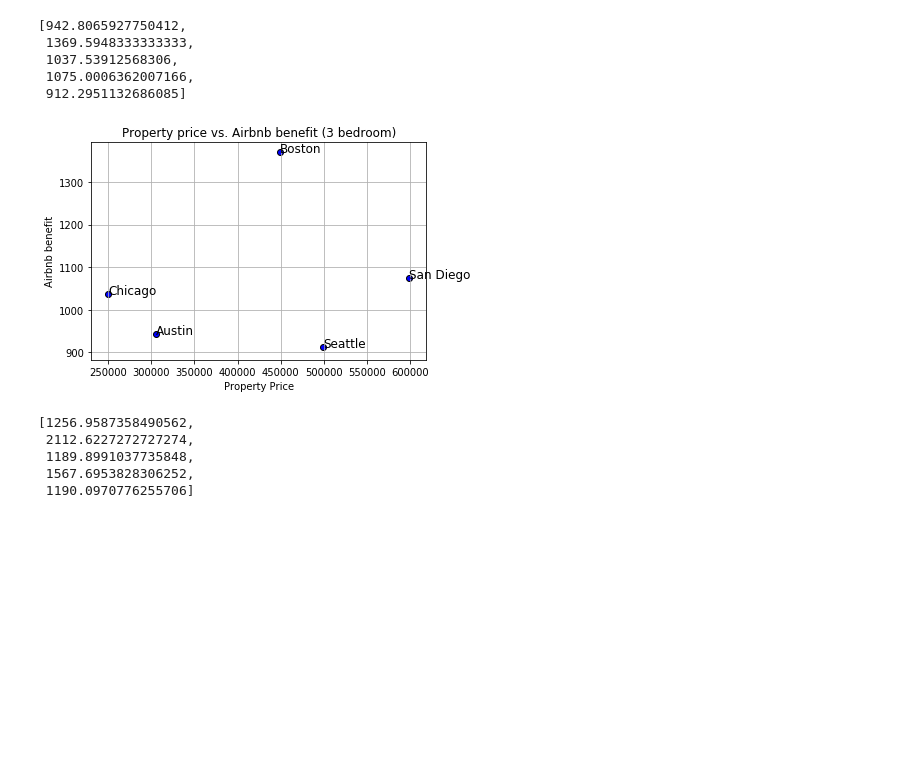
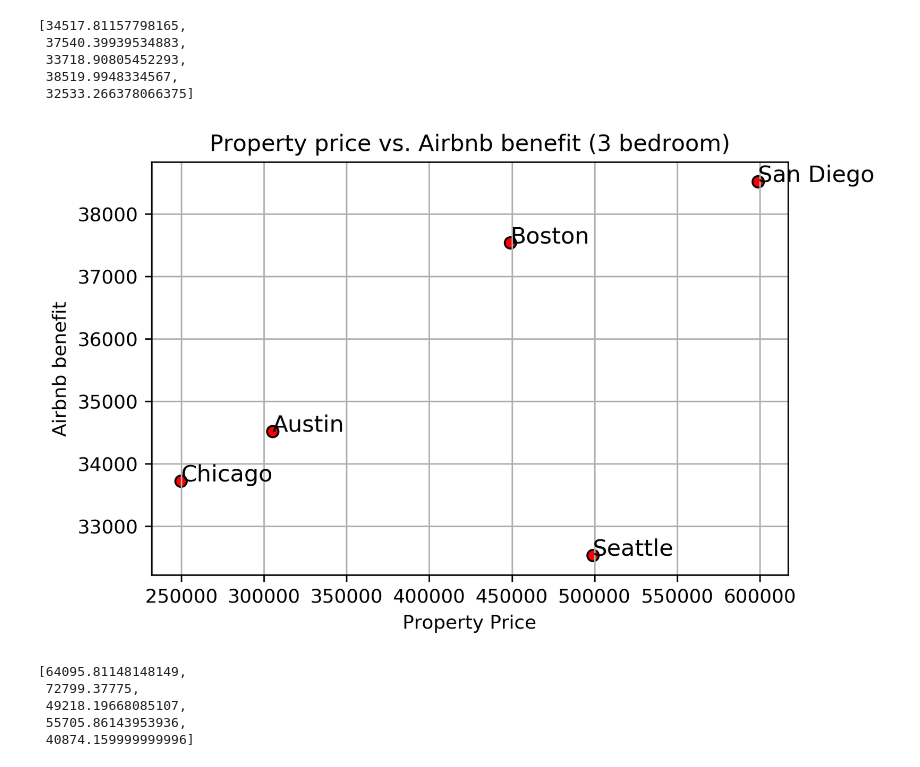
Before and after one commit to chinosamg/Cinco, a Jupyter notebook: Plot_per_city.ipynb, the cells around one changed output. Drawn from its saved outputs; the diff is of its cells as text; code cells hidden in the pictures; blank space fills up the shorter version.

```diff
--- a/Plot_per_city.ipynb
+++ b/Plot_per_city.ipynb
@@ -142,19 +147,20 @@ city_name = ["Austin","Boston","Chicago","San Diego","Seattle"]
 x_axis = bd1_df["MedianListingPrice "].values
 y_axis = city_bd1_income
 
+plt.figure(dpi=300)
+
 for i,city in enumerate(city_name):
 
     x = x_axis[i]
     y = y_axis[i]
     pd.options.display.float_format = '{:,}'.format
-    plt.scatter(x, y, marker="o", edgecolors="black",alpha=1)
+    plt.scatter(x, y, marker="o", facecolors = "lightskyblue", edgecolors="black",alpha=1)
     plt.text(x, y, city, fontsize = 12)
 
 plt.grid(True)
 plt.title("Property price vs. Airbnb benefit (1 bedroom)")
 plt.xlabel("Property Price ($)")
 plt.ylabel("Airbnb benefit ($)")
-plt.savefig("1_bedroom.png")
 plt.savefig("Images/1_bedroom_plot.png")
 plt.show()
 # %% [output]
@@ -169,11 +175,11 @@ chi_bnb_bd2 = chi_bnb_df[chi_bnb_df["bedrooms"] == 2]
 sd_bnb_bd2 = sd_bnb_df[sd_bnb_df["bedrooms"] == 2]
 sea_bnb_bd2 = sea_bnb_df[sea_bnb_df["bedrooms"] == 2]
 
-aus_bd2_income = (aus_bnb_bd2["price"]*aus_bnb_bd2["minimum_nights"]*aus_bnb_bd2["reviews_per_month"]).mean()
-bos_bd2_income = (bos_bnb_bd2["price"]*bos_bnb_bd2["minimum_nights"]*bos_bnb_bd2["reviews_per_month"]).mean()
-chi_bd2_income = (chi_bnb_bd2["price"]*chi_bnb_bd2["minimum_nights"]*chi_bnb_bd2["reviews_per_month"]).mean()
-sd_bd2_income = (sd_bnb_bd2["price"]*sd_bnb_bd2["minimum_nights"]*sd_bnb_bd2["reviews_per_month"]).mean()
-sea_bd2_income = (sea_bnb_bd2["price"]*sea_bnb_bd2["minimum_nights"]*sea_bnb_bd2["reviews_per_month"]).mean()
+aus_bd2_income = aus_bnb_bd2["price"].mean()* aus_occ
+bos_bd2_income = bos_bnb_bd2["price"].mean()* bos_occ
+chi_bd2_income = chi_bnb_bd2["price"].mean()* chi_occ
+sd_bd2_income = sd_bnb_bd2["price"].mean()* sd_occ
+sea_bd2_income = sea_bnb_bd2["price"].mean()* sea_occ
 
 city_bd2_income = [aus_bd2_income,bos_bd2_income,chi_bd2_income,sd_bd2_income,sea_bd2_income]
 city_bd2_income
@@ -189,11 +195,13 @@ city_name = ["Austin","Boston","Chicago","San Diego","Seattle"]
 x_axis = bd2_df["MedianListingPrice "].values
 y_axis = city_bd2_income
 
+plt.figure(dpi=300)
+
 for i,city in enumerate(city_name):
 
     x = x_axis[i]
     y = y_axis[i]
-    plt.scatter(x, y, marker="o", facecolors="green", edgecolors="black",alpha=1)
+    plt.scatter(x, y, marker="o", facecolors="yellow", edgecolors="black",alpha=1)
     plt.text(x, y, city, fontsize = 12)
 
 plt.grid(True)
@@ -214,41 +222,43 @@ chi_bnb_bd3 = chi_bnb_df[chi_bnb_df["bedrooms"] == 3]
 sd_bnb_bd3 = sd_bnb_df[sd_bnb_df["bedrooms"] == 3]
 sea_bnb_bd3 = sea_bnb_df[sea_bnb_df["bedrooms"] == 3]
 
-aus_bd3_income = (aus_bnb_bd3["price"]*aus_bnb_bd3["minimum_nights"]*aus_bnb_bd3["reviews_per_month"]).mean()
-bos_bd3_income = (bos_bnb_bd3["price"]*bos_bnb_bd3["minimum_nights"]*bos_bnb_bd3["reviews_per_month"]).mean()
-chi_bd3_income = (chi_bnb_bd3["price"]*chi_bnb_bd3["minimum_nights"]*chi_bnb_bd3["reviews_per_month"]).mean()
-sd_bd3_income = (sd_bnb_bd3["price"]*sd_bnb_bd3["minimum_nights"]*sd_bnb_bd3["reviews_per_month"]).mean()
-sea_bd3_income = (sea_bnb_bd3["price"]*sea_bnb_bd3["minimum_nights"]*sea_bnb_bd3["reviews_per_month"]).mean()
+aus_bd3_income = aus_bnb_bd3["price"].mean()* aus_occ
+bos_bd3_income = bos_bnb_bd3["price"].mean()* bos_occ
+chi_bd3_income = chi_bnb_bd3["price"].mean()* chi_occ
+sd_bd3_income = sd_bnb_bd3["price"].mean()* sd_occ
+sea_bd3_income = sea_bnb_bd3["price"].mean()* sea_occ
 
 city_bd3_income = [aus_bd3_income,bos_bd3_income,chi_bd3_income,sd_bd3_income,sea_bd3_income]
 city_bd3_income
 # %% [output]
-[942.8065927750412,
- 1369.5948333333333,
- 1037.53912568306,
- 1075.0006362007166,
- 912.2951132686085]
+[34517.81157798165,
+ 37540.39939534883,
+ 33718.90805452293,
+ 38519.9948334567,
+ 32533.266378066375]
 # %%
 city_name = ["Austin","Boston","Chicago","San Diego","Seattle"]
 
 x_axis = bd3_df["MedianListingPrice "].values
 y_axis = city_bd3_income
 
+plt.figure(dpi=300)
+
 for i,city in enumerate(city_name):
 
     x = x_axis[i]
     y = y_axis[i]
-    plt.scatter(x, y, marker="o", facecolors="blue", edgecolors="black",alpha=1)
+    plt.scatter(x, y, marker="o", facecolors="red", edgecolors="black",alpha=1)
     plt.text(x, y, city, fontsize = 12)
 
 plt.grid(True)
 plt.title("Property price vs. Airbnb benefit (3 bedroom)")
 plt.xlabel("Property Price")
 plt.ylabel("Airbnb benefit")
 plt.savefig("Images/3_bedroom_plot.png")
 plt.show()
 # %% [output]
-[figure, old version]
+[figure, new version]
 # %%
 # assume that we use "reviews per month" as our possible guest
 # 4 bed room
@@ -259,20 +269,20 @@ chi_bnb_bd4 = chi_bnb_df[chi_bnb_df["bedrooms"] == 4]
 sd_bnb_bd4 = sd_bnb_df[sd_bnb_df["bedrooms"] == 4]
 sea_bnb_bd4 = sea_bnb_df[sea_bnb_df["bedrooms"] == 4]
 
-aus_bd4_income = (aus_bnb_bd4["price"]*aus_bnb_bd4["minimum_nights"]*aus_bnb_bd4["reviews_per_month"]).mean()
-bos_bd4_income = (bos_bnb_bd4["price"]*bos_bnb_bd4["minimum_nights"]*bos_bnb_bd4["reviews_per_month"]).mean()
-chi_bd4_income = (chi_bnb_bd4["price"]*chi_bnb_bd4["minimum_nights"]*chi_bnb_bd4["reviews_per_month"]).mean()
-sd_bd4_income = (sd_bnb_bd4["price"]*sd_bnb_bd4["minimum_nights"]*sd_bnb_bd4["reviews_per_month"]).mean()
-sea_bd4_income = (sea_bnb_bd4["price"]*sea_bnb_bd4["minimum_nights"]*sea_bnb_bd4["reviews_per_month"]).mean()
+aus_bd4_income = aus_bnb_bd4["price"].mean()* aus_occ
+bos_bd4_income = bos_bnb_bd4["price"].mean()* bos_occ
+chi_bd4_income = chi_bnb_bd4["price"].mean()* chi_occ
+sd_bd4_income = sd_bnb_bd4["price"].mean()* sd_occ
+sea_bd4_income = sea_bnb_bd4["price"].mean()* sea_occ
 
 city_bd4_income = [aus_bd4_income,bos_bd4_income,chi_bd4_income,sd_bd4_income,sea_bd4_income]
 city_bd4_income
 # %% [output]
-[1256.9587358490562,
- 2112.6227272727274,
- 1189.8991037735848,
- 1567.6953828306252,
- 1190.0970776255706]
+[64095.81148148149,
+ 72799.37775,
+ 49218.19668085107,
+ 55705.86143953936,
+ 40874.159999999996]
 # %%
 city_name = ["Austin","Boston","Chicago","San Diego","Seattle"]
 
```
Also changed, not shown: parts of 9 cells of this notebook, 8 other files.
